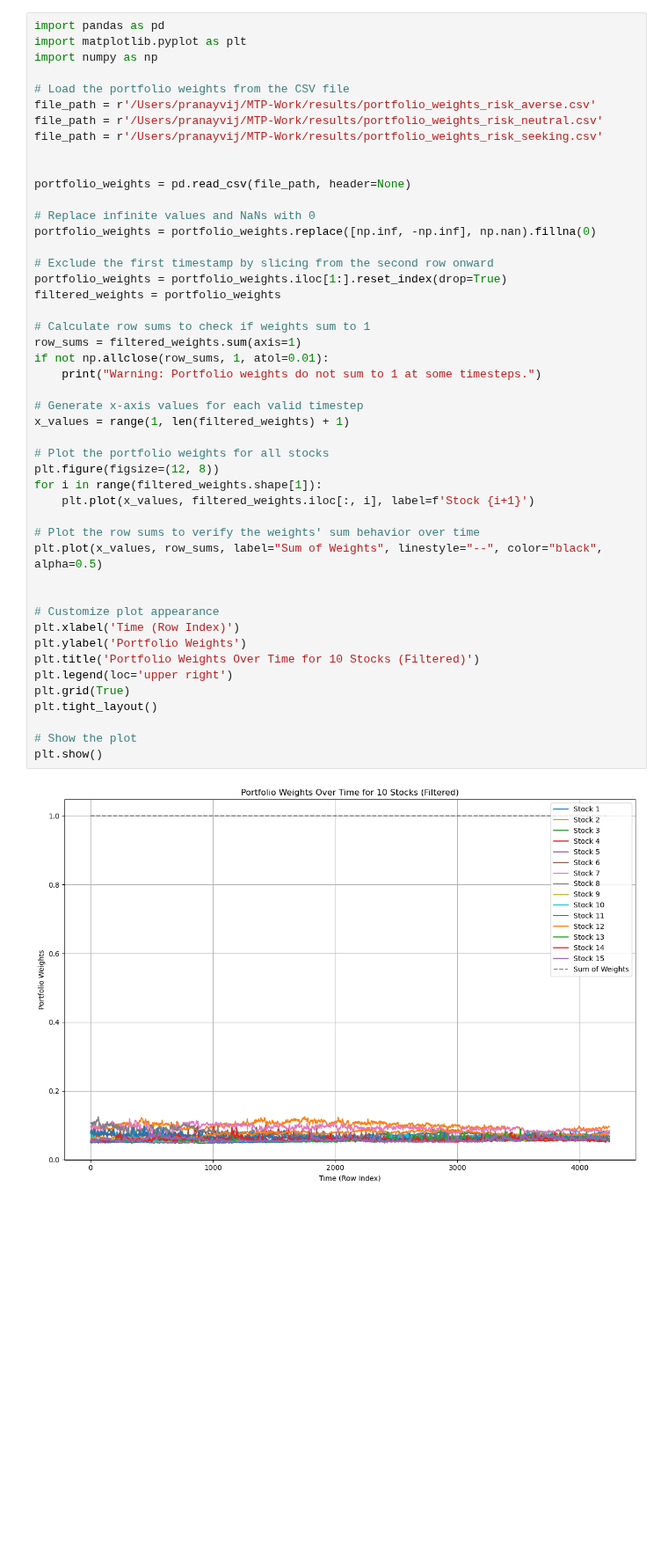
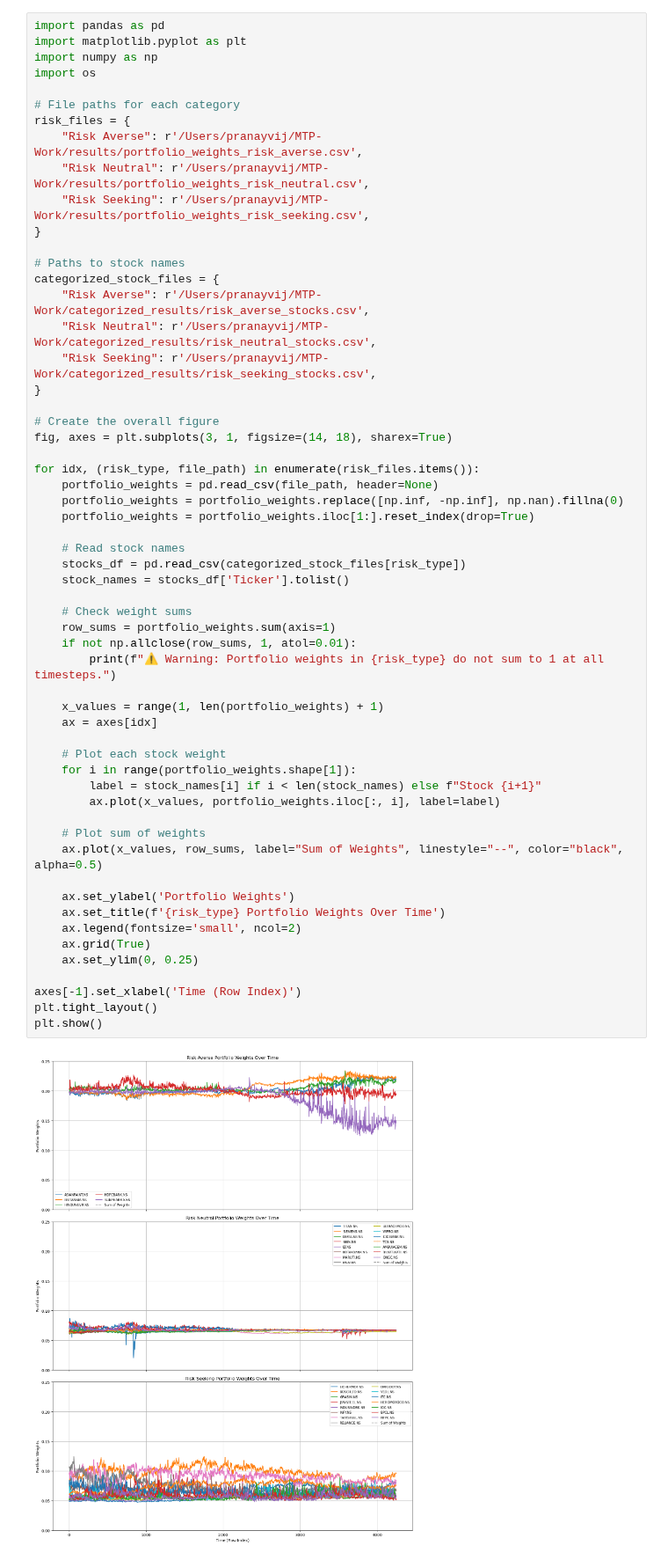
Before and after one commit to KVInator/MTP-Work, a Jupyter notebook: notebooks/visualise.ipynb, the cells around one changed output. Shown at 88% size. Saved outputs shown, nothing was run; the diff lists cells and outputs as text; blank space fills up the shorter version.

Commit message:
Made some fixes to backtesting, testing and visuals

```diff
--- a/notebooks/visualise.ipynb
+++ b/notebooks/visualise.ipynb
@@ -1,52 +1,62 @@
 # %%
 import pandas as pd
 import matplotlib.pyplot as plt
 import numpy as np
+import os
 
-# Load the portfolio weights from the CSV file
-file_path = r'/Users/pranayvij/MTP-Work/results/portfolio_weights_risk_averse.csv'
-file_path = r'/Users/pranayvij/MTP-Work/results/portfolio_weights_risk_neutral.csv'
-file_path = r'/Users/pranayvij/MTP-Work/results/portfolio_weights_risk_seeking.csv'
+# File paths for each category
+risk_files = {
+    "Risk Averse": r'/Users/pranayvij/MTP-Work/results/portfolio_weights_risk_averse.csv',
+    "Risk Neutral": r'/Users/pranayvij/MTP-Work/results/portfolio_weights_risk_neutral.csv',
+    "Risk Seeking": r'/Users/pranayvij/MTP-Work/results/portfolio_weights_risk_seeking.csv',
+}
 
+# Paths to stock names
+categorized_stock_files = {
+    "Risk Averse": r'/Users/pranayvij/MTP-Work/categorized_results/risk_averse_stocks.csv',
+    "Risk Neutral": r'/Users/pranayvij/MTP-Work/categorized_results/risk_neutral_stocks.csv',
+    "Risk Seeking": r'/Users/pranayvij/MTP-Work/categorized_results/risk_seeking_stocks.csv',
+}
 
-portfolio_weights = pd.read_csv(file_path, header=None)
+# Create the overall figure
+fig, axes = plt.subplots(3, 1, figsize=(14, 18), sharex=True)
 
-# Replace infinite values and NaNs with 0
-portfolio_weights = portfolio_weights.replace([np.inf, -np.inf], np.nan).fillna(0)
+for idx, (risk_type, file_path) in enumerate(risk_files.items()):
+    portfolio_weights = pd.read_csv(file_path, header=None)
+    portfolio_weights = portfolio_weights.replace([np.inf, -np.inf], np.nan).fillna(0)
+    portfolio_weights = portfolio_weights.iloc[1:].reset_index(drop=True)
 
-# Exclude the first timestamp by slicing from the second row onward
-portfolio_weights = portfolio_weights.iloc[1:].reset_index(drop=True)
-filtered_weights = portfolio_weights
+    # Read stock names
+    stocks_df = pd.read_csv(categorized_stock_files[risk_type])
+    stock_names = stocks_df['Ticker'].tolist()
 
-# Calculate row sums to check if weights sum to 1
-row_sums = filtered_weights.sum(axis=1)
-if not np.allclose(row_sums, 1, atol=0.01):
-    print("Warning: Portfolio weights do not sum to 1 at some timesteps.")
+    # Check weight sums
+    row_sums = portfolio_weights.sum(axis=1)
+    if not np.allclose(row_sums, 1, atol=0.01):
+        print(f"⚠️ Warning: Portfolio weights in {risk_type} do not sum to 1 at all timesteps.")
 
-# Generate x-axis values for each valid timestep
-x_values = range(1, len(filtered_weights) + 1)
+    x_values = range(1, len(portfolio_weights) + 1)
+    ax = axes[idx]
 
-# Plot the portfolio weights for all stocks
-plt.figure(figsize=(12, 8))
-for i in range(filtered_weights.shape[1]):
-    plt.plot(x_values, filtered_weights.iloc[:, i], label=f'Stock {i+1}')
+    # Plot each stock weight
+    for i in range(portfolio_weights.shape[1]):
+        label = stock_names[i] if i < len(stock_names) else f"Stock {i+1}"
+        ax.plot(x_values, portfolio_weights.iloc[:, i], label=label)
 
-# Plot the row sums to verify the weights' sum behavior over time
-plt.plot(x_values, row_sums, label="Sum of Weights", linestyle="--", color="black", alpha=0.5)
+    # Plot sum of weights
+    ax.plot(x_values, row_sums, label="Sum of Weights", linestyle="--", color="black", alpha=0.5)
 
+    ax.set_ylabel('Portfolio Weights')
+    ax.set_title(f'{risk_type} Portfolio Weights Over Time')
+    ax.legend(fontsize='small', ncol=2)
+    ax.grid(True)
+    ax.set_ylim(0, 0.25)
 
-# Customize plot appearance
-plt.xlabel('Time (Row Index)')
-plt.ylabel('Portfolio Weights')
-plt.title('Portfolio Weights Over Time for 10 Stocks (Filtered)')
-plt.legend(loc='upper right')
-plt.grid(True)
+axes[-1].set_xlabel('Time (Row Index)')
 plt.tight_layout()
-
-# Show the plot
 plt.show()
 # %% [output]
-[figure, old version]
+[figure, new version]
 # %%
 import pandas as pd
 import matplotlib.pyplot as plt
```
Also changed, not shown: parts of 1 cell of this notebook, 4 other files.
